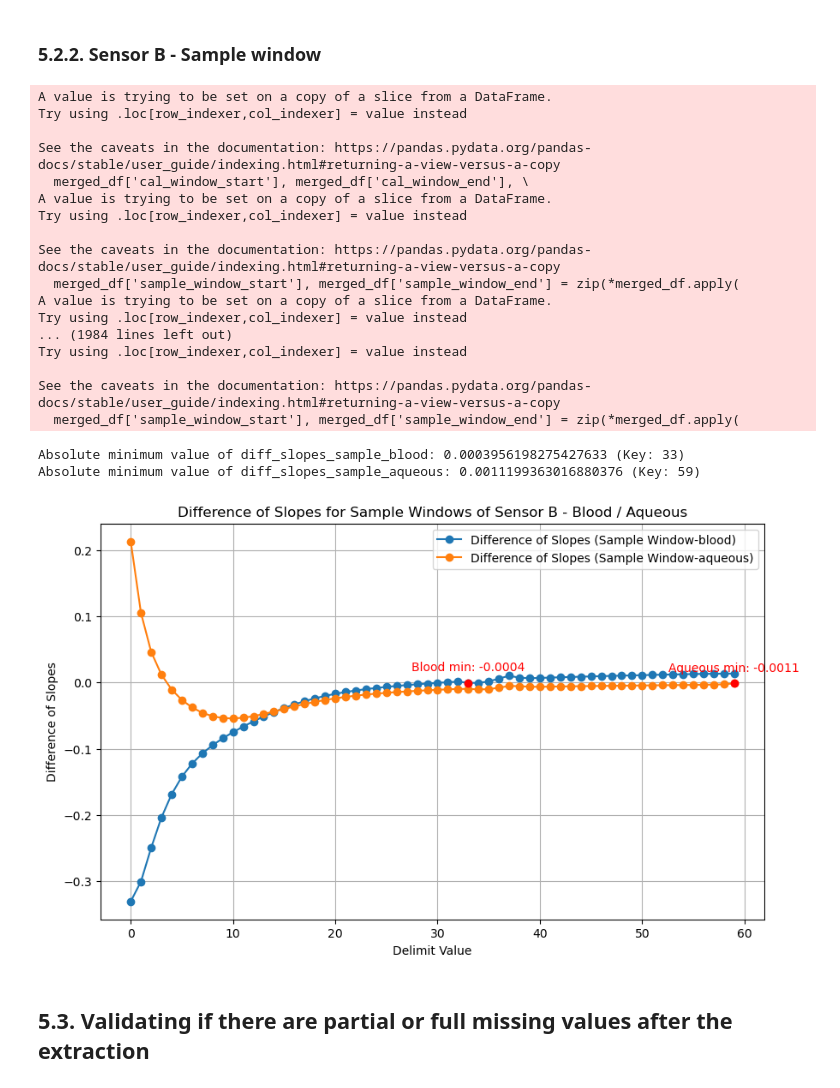
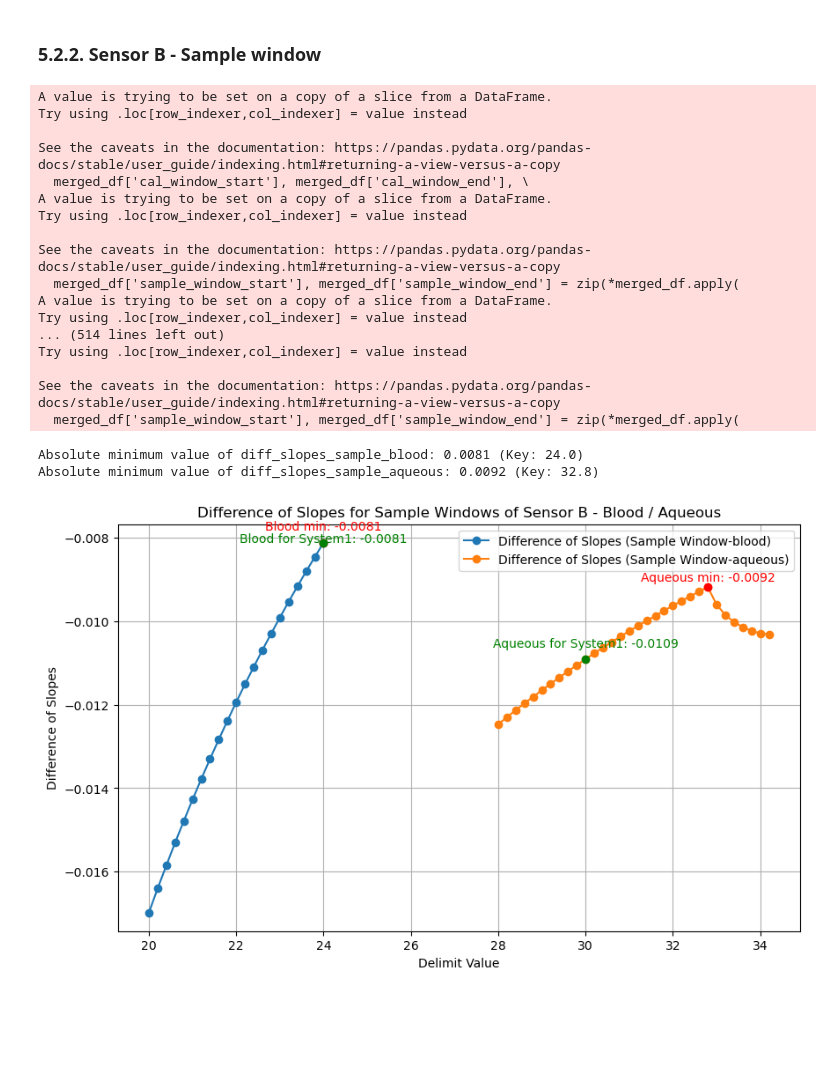
Before and after one commit to dejaytang/Capstone_Siemens, a Jupyter notebook: Coding/Nan/Siemens_window_optimization_Nan.ipynb, the cells around one changed output. Saved outputs shown, nothing was run; the diff lists cells and outputs as text; code cells hidden in the pictures; blank space fills up the shorter version.

```diff
--- a/Coding/Nan/Siemens_window_optimization_Nan.ipynb
+++ b/Coding/Nan/Siemens_window_optimization_Nan.ipynb
@@ -647,14 +631,18 @@ plt.show()
 # %% [markdown]
 ### 5.2.2. Sensor B - Sample window
 # %%
-diff_slopes_result_B_sample = {}
-for delimit in range(100):
+diff_slopes_result_B_sample_blood = {}
+diff_slopes_result_B_sample_aqueous = {}
+for delimit in np.arange(20,24.2,0.2):
     _, B2_sample_window_blood_new = process_sensor_data(B2_Merged_blood, delimit, cal_window_size_B, delimit, sample_window_size_B, delimit)
+    diff_slopes_sample_blood = difference_of_slopes(B1_sample_window_blood, B2_sample_window_blood_new)
+    diff_slopes_result_B_sample_blood[round(delimit,2)] = {
+        'diff_slopes_sample_blood': diff_slopes_sample_blood,
+    }
+for delimit in np.arange(28,34.2,0.2):
     _, B2_sample_window_aqueous_new = process_sensor_data(B2_Merged_aqueous, delimit, cal_window_size_B, delimit, sample_window_size_B, delimit)
-    diff_slopes_sample_blood = difference_of_slopes(B1_sample_window_blood, B2_sample_window_blood_new)
     diff_slopes_sample_aqueous = difference_of_slopes(B1_sample_window_aqueous, B2_sample_window_aqueous_new)
-    diff_slopes_result_B_sample[delimit] = {
-        'diff_slopes_sample_blood': diff_slopes_sample_blood,
+    diff_slopes_result_B_sample_aqueous[round(delimit,2)] = {
         'diff_slopes_sample_aqueous': diff_slopes_sample_aqueous
     }
 # %% [output]
@@ -670,7 +658,7 @@ See the caveats in the documentation: https://pandas.pydata.org/pandas-docs/stab
   merged_df['sample_window_start'], merged_df['sample_window_end'] = zip(*merged_df.apply(
 A value is trying to be set on a copy of a slice from a DataFrame.
 Try using .loc[row_indexer,col_indexer] = value instead
-... (1984 lines left out)
+... (514 lines left out)
 Try using .loc[row_indexer,col_indexer] = value instead
 
 See the caveats in the documentation: https://pandas.pydata.org/pandas-docs/stable/user_guide/indexing.html#returning-a-view-versus-a-copy
@@ -683,63 +671,84 @@ min_abs_diff_slopes_sample_blood_key = None
 min_abs_diff_slopes_sample_aqueous_key = None
 
 # Iterate through the dictionary to find the absolute minimum values and their keys
-for key, result in diff_slopes_result_B_sample.items():
+for key, result in diff_slopes_result_B_sample_blood.items():
     abs_diff_slopes_sample_blood = abs(result['diff_slopes_sample_blood'])
-    abs_diff_slopes_sample_aqueous = abs(result['diff_slopes_sample_aqueous'])
+    #abs_diff_slopes_sample_aqueous = abs(result['diff_slopes_sample_aqueous'])
 
     if abs_diff_slopes_sample_blood < min_abs_diff_slopes_sample_blood:
         min_abs_diff_slopes_sample_blood = abs_diff_slopes_sample_blood
         min_abs_diff_slopes_sample_blood_key = key
+
+    # if abs_diff_slopes_sample_aqueous < min_abs_diff_slopes_sample_aqueous:
+    #     min_abs_diff_slopes_sample_aqueous = abs_diff_slopes_sample_aqueous
+    #     min_abs_diff_slopes_sample_aqueous_key = key
+
+for key, result in diff_slopes_result_B_sample_aqueous.items():
+    #abs_diff_slopes_sample_blood = abs(result['diff_slopes_sample_blood'])
+    abs_diff_slopes_sample_aqueous = abs(result['diff_slopes_sample_aqueous'])
+
+    # if abs_diff_slopes_sample_blood < min_abs_diff_slopes_sample_blood:
+    #     min_abs_diff_slopes_sample_blood = abs_diff_slopes_sample_blood
+    #     min_abs_diff_slopes_sample_blood_key = key
 
     if abs_diff_slopes_sample_aqueous < min_abs_diff_slopes_sample_aqueous:
         min_abs_diff_slopes_sample_aqueous = abs_diff_slopes_sample_aqueous
         min_abs_diff_slopes_sample_aqueous_key = key
 
 # Print the results
-print(f"Absolute minimum value of diff_slopes_sample_blood: {min_abs_diff_slopes_sample_blood} (Key: {min_abs_diff_slopes_sample_blood_key})")
-print(f"Absolute minimum value of diff_slopes_sample_aqueous: {min_abs_diff_slopes_sample_aqueous} (Key: {min_abs_diff_slopes_sample_aqueous_key})")
+print(f"Absolute minimum value of diff_slopes_sample_blood: {min_abs_diff_slopes_sample_blood:.4f} (Key: {min_abs_diff_slopes_sample_blood_key})")
+print(f"Absolute minimum value of diff_slopes_sample_aqueous: {min_abs_diff_slopes_sample_aqueous:.4f} (Key: {min_abs_diff_slopes_sample_aqueous_key})")
 # %% [output]
-Absolute minimum value of diff_slopes_sample_blood: 0.0003956198275427633 (Key: 33)
-Absolute minimum value of diff_slopes_sample_aqueous: 0.0011199363016880376 (Key: 59)
+Absolute minimum value of diff_slopes_sample_blood: 0.0081 (Key: 24.0)
+Absolute minimum value of diff_slopes_sample_aqueous: 0.0092 (Key: 32.8)
 # %%
 # Extract delimit values and corresponding differences in slopes
-delimits = list(diff_slopes_result_B_sample.keys())
-diff_slopes_blood = [diff_slopes_result_B_sample[delimit]['diff_slopes_sample_blood'] for delimit in delimits]
-diff_slopes_aqueous = [diff_slopes_result_B_sample[delimit]['diff_slopes_sample_aqueous'] for delimit in delimits]
+delimits_blood = list(diff_slopes_result_B_sample_blood.keys())
+delimits_aqueous = list(diff_slopes_result_B_sample_aqueous.keys())
+diff_slopes_blood = [diff_slopes_result_B_sample_blood[delimit]['diff_slopes_sample_blood'] for delimit in delimits_blood]
+diff_slopes_aqueous = [diff_slopes_result_B_sample_aqueous[delimit]['diff_slopes_sample_aqueous'] for delimit in delimits_aqueous]
 
 # Create a plot
 plt.figure(figsize=(10, 6))
 
 # Plot diff_slopes_blood
-plt.plot(delimits, diff_slopes_blood, label='Difference of Slopes (Sample Window-blood)', marker='o')
+plt.plot(delimits_blood, diff_slopes_blood, label='Difference of Slopes (Sample Window-blood)', marker='o')
 
 # Plot diff_slopes_aqueous
-plt.plot(delimits, diff_slopes_aqueous, label='Difference of Slopes (Sample Window-aqueous)', marker='o')
+plt.plot(delimits_aqueous, diff_slopes_aqueous, label='Difference of Slopes (Sample Window-aqueous)', marker='o')
 
 # Mark the minimum absolute values
-plt.scatter(min_abs_diff_slopes_sample_blood_key, diff_slopes_result_B_sample[min_abs_diff_slopes_sample_blood_key]['diff_slopes_sample_blood'],
+plt.scatter(min_abs_diff_slopes_sample_blood_key, diff_slopes_result_B_sample_blood[min_abs_diff_slopes_sample_blood_key]['diff_slopes_sample_blood'],
             color='red', zorder=5)
-plt.scatter(min_abs_diff_slopes_sample_aqueous_key, diff_slopes_result_B_sample[min_abs_diff_slopes_sample_aqueous_key]['diff_slopes_sample_aqueous'],
+plt.scatter(sampleDelimit_B_blood, diff_slopes_result_B_sample_blood[sampleDelimit_B_blood]['diff_slopes_sample_blood'],
+            color='green', zorder=5)
+plt.scatter(min_abs_diff_slopes_sample_aqueous_key, diff_slopes_result_B_sample_aqueous[min_abs_diff_slopes_sample_aqueous_key]['diff_slopes_sample_aqueous'],
             color='red', zorder=5)
+plt.scatter(sampleDelimit_B_aqueous, diff_slopes_result_B_sample_aqueous[sampleDelimit_B_aqueous]['diff_slopes_sample_aqueous'],
+            color='green', zorder=5)
 
 # Annotate the points with minimum values
-plt.annotate(f'Blood min: {diff_slopes_result_B_sample[min_abs_diff_slopes_sample_blood_key]["diff_slopes_sample_blood"]:.4f}',
-             (min_abs_diff_slopes_sample_blood_key, diff_slopes_result_B_sample[min_abs_diff_slopes_sample_blood_key]['diff_slopes_sample_blood']),
+plt.annotate(f'Blood min: {diff_slopes_result_B_sample_blood[min_abs_diff_slopes_sample_blood_key]["diff_slopes_sample_blood"]:.4f}',
+             (min_abs_diff_slopes_sample_blood_key, diff_slopes_result_B_sample_blood[min_abs_diff_slopes_sample_blood_key]['diff_slopes_sample_blood']),
              textcoords="offset points", xytext=(0,10), ha='center', color='red')
-plt.annotate(f'Aqueous min: {diff_slopes_result_B_sample[min_abs_diff_slopes_sample_aqueous_key]["diff_slopes_sample_aqueous"]:.4f}',
-             (min_abs_diff_slopes_sample_aqueous_key, diff_slopes_result_B_sample[min_abs_diff_slopes_sample_aqueous_key]['diff_slopes_sample_aqueous']),
-             textcoords="offset points", xytext=(0,10), ha='center', color='red')
+plt.annotate(f'Blood for System1: {diff_slopes_result_B_sample_blood[sampleDelimit_B_blood]["diff_slopes_sample_blood"]:.4f}',
+             (sampleDelimit_B_blood, diff_slopes_result_B_sample_blood[sampleDelimit_B_blood]['diff_slopes_sample_blood']),
+             textcoords="offset points", xytext=(0,0), ha='center', color='green')
+plt.annotate(f'Aqueous min: {diff_slopes_result_B_sample_aqueous[min_abs_diff_slopes_sample_aqueous_key]["diff_slopes_sample_aqueous"]:.4f}',
+             (min_abs_diff_slopes_sample_aqueous_key, diff_slopes_result_B_sample_aqueous[min_abs_diff_slopes_sample_aqueous_key]['diff_slopes_sample_aqueous']),
+             textcoords="offset points", xytext=(0,5), ha='center', color='red')
+plt.annotate(f'Aqueous for System1: {diff_slopes_result_B_sample_aqueous[sampleDelimit_B_aqueous]["diff_slopes_sample_aqueous"]:.4f}',
+             (sampleDelimit_B_aqueous, diff_slopes_result_B_sample_aqueous[sampleDelimit_B_aqueous]['diff_slopes_sample_aqueous']),
+             textcoords="offset points", xytext=(0,10), ha='center', color='green')
 
 # Adding title and labels
 plt.title('Difference of Slopes for Sample Windows of Sensor B - Blood / Aqueous')
 plt.xlabel('Delimit Value')
 plt.ylabel('Difference of Slopes')
 plt.legend()
 
 # Display the plot
 plt.grid(True)
 plt.show()
 # %% [output]
-[figure, old version]
+[figure, new version]
-# %% [markdown]
-## 5.3. Validating if there are partial or full missing values after the extraction
```
Also changed, not shown: parts of 11 cells of this notebook, 1 other file.
